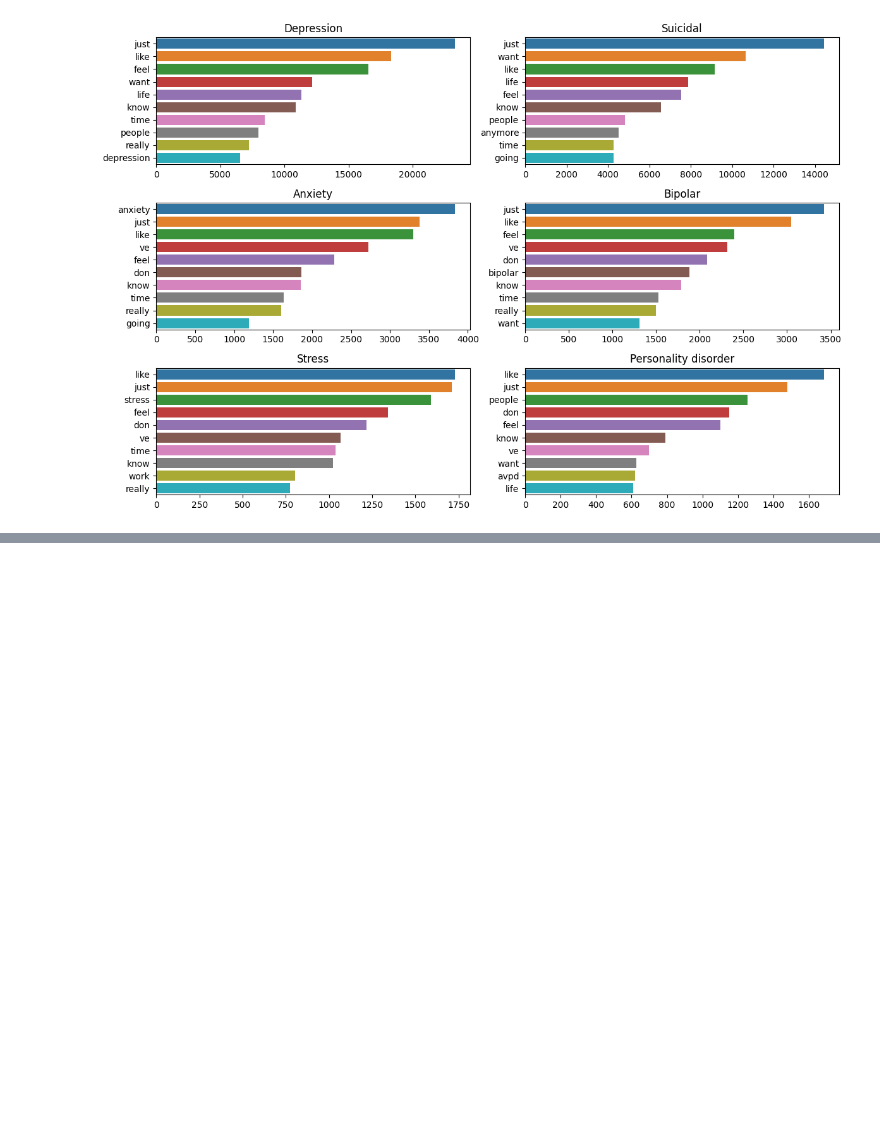
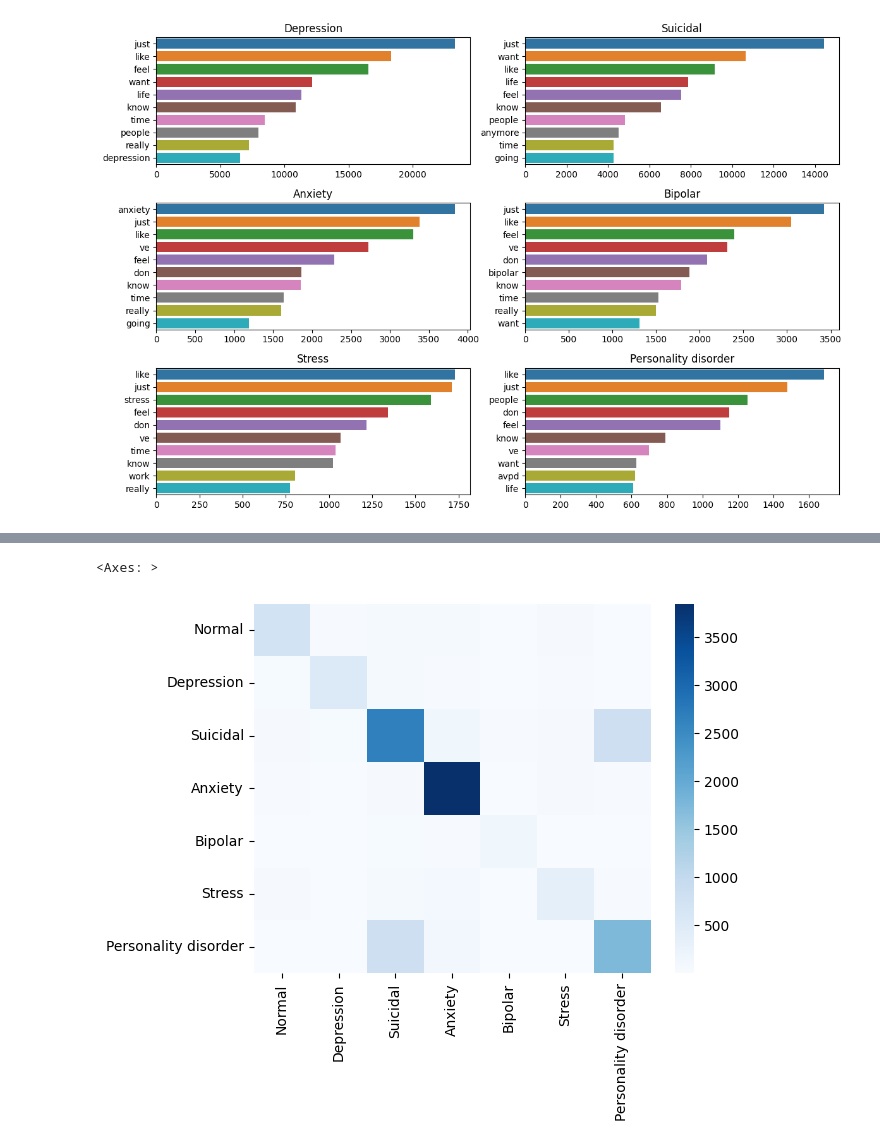
Before and after one commit to mherna72/kaggle_projects, a Jupyter notebook: mental-health-sentiment.ipynb, the cells around one changed output, grey strips where cells are left out. Cells and saved outputs as stored; diff of their text form; code cells hidden in the pictures; blank space fills up the shorter version.

```diff
--- a/mental-health-sentiment.ipynb
+++ b/mental-health-sentiment.ipynb
@@ -117,0 +173,7 @@ display_topn_words(dframe=mental_frame,statuses=statuses)
+# %%
+statuses = list(mental_frame['status'].value_counts().index)
+cm =confusion_matrix(ytest, predictions)
+sns.heatmap(cm,xticklabels = statuses, yticklabels = statuses,cmap = 'Blues')
+# %% [output]
+<Axes: >
+[figure, added]
```
Also changed, not shown: parts of 7 cells of this notebook.
